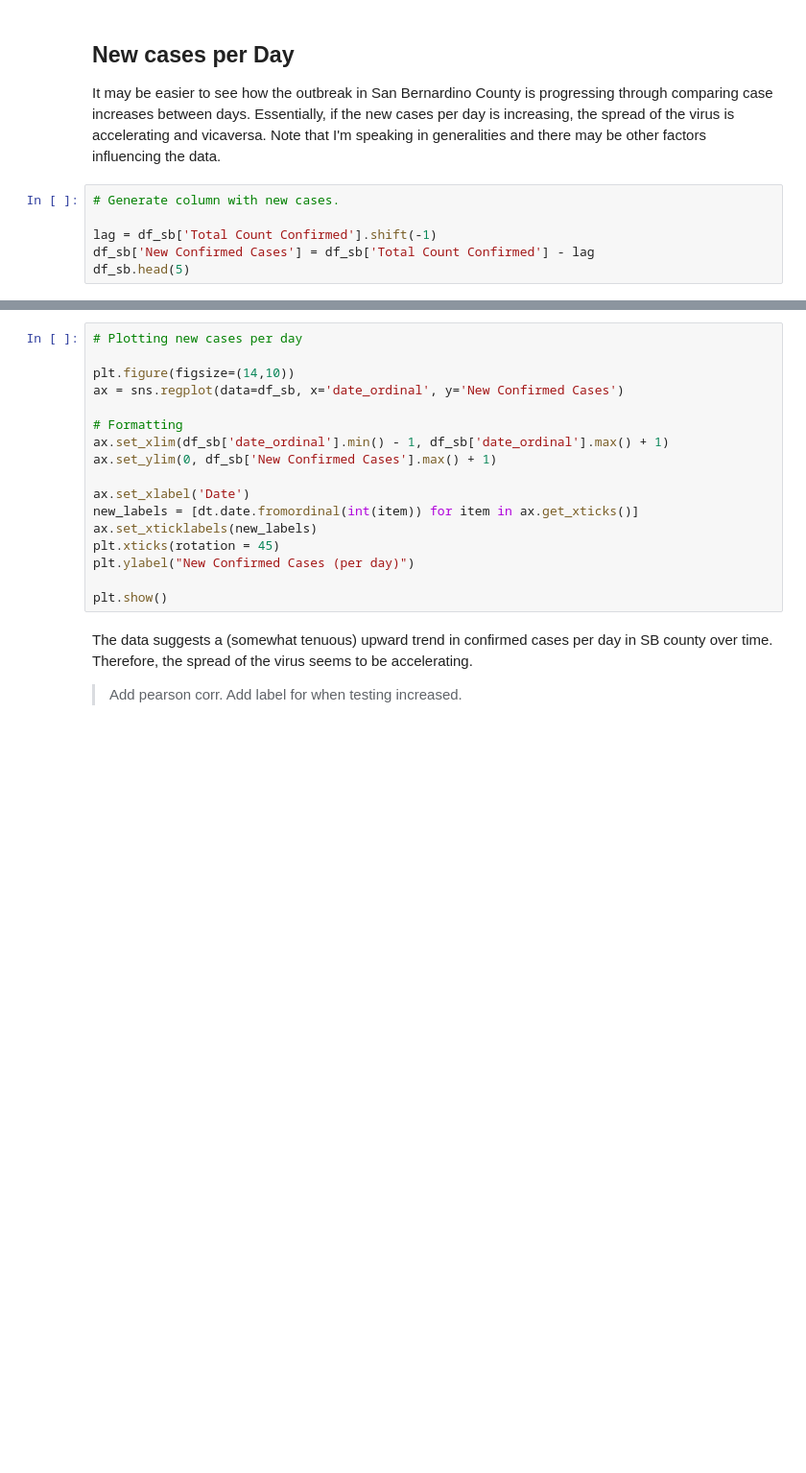
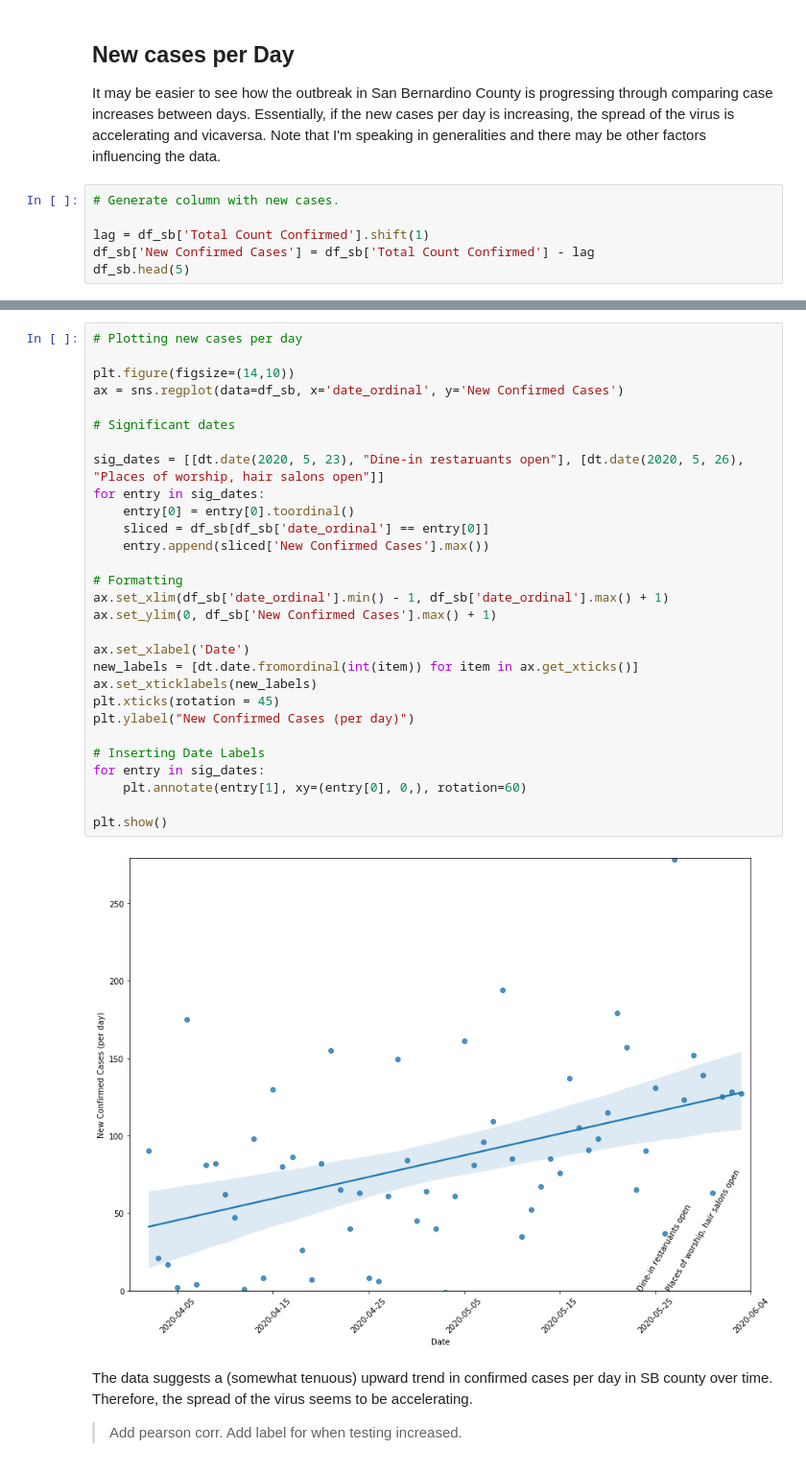
Before and after one commit to SarahEGood/covid19-SB, a Jupyter notebook: San_Bernardino_COVID-19_Data.ipynb, the cells around one changed output, grey strips where cells are left out. Shown at 96% size. Drawn from its saved outputs; the diff is of its cells as text; blank space fills up the shorter version.

Commit message:
feat: Added labels for events in new case graph.

```diff
--- a/San_Bernardino_COVID-19_Data.ipynb
+++ b/San_Bernardino_COVID-19_Data.ipynb
@@ -56,6 +73,6 @@ It may be easier to see how the outbreak in San Bernardino County is progressing
 # %%
 # Generate column with new cases.
 
-lag = df_sb['Total Count Confirmed'].shift(-1)
+lag = df_sb['Total Count Confirmed'].shift(1)
 df_sb['New Confirmed Cases'] = df_sb['Total Count Confirmed'] - lag
 df_sb.head(5)
@@ -62,20 +91,34 @@ df_sb.head(5)
 # %%
 # Plotting new cases per day
 
 plt.figure(figsize=(14,10))
 ax = sns.regplot(data=df_sb, x='date_ordinal', y='New Confirmed Cases')
+
+# Significant dates
+
+sig_dates = [[dt.date(2020, 5, 23), "Dine-in restaruants open"], [dt.date(2020, 5, 26), "Places of worship, hair salons open"]]
+for entry in sig_dates:
+    entry[0] = entry[0].toordinal()
+    sliced = df_sb[df_sb['date_ordinal'] == entry[0]]
+    entry.append(sliced['New Confirmed Cases'].max())
 
 # Formatting
 ax.set_xlim(df_sb['date_ordinal'].min() - 1, df_sb['date_ordinal'].max() + 1)
 ax.set_ylim(0, df_sb['New Confirmed Cases'].max() + 1)
 
 ax.set_xlabel('Date')
 new_labels = [dt.date.fromordinal(int(item)) for item in ax.get_xticks()]
 ax.set_xticklabels(new_labels)
 plt.xticks(rotation = 45)
 plt.ylabel("New Confirmed Cases (per day)")
 
+# Inserting Date Labels
+for entry in sig_dates:
+    plt.annotate(entry[1], xy=(entry[0], 0,), rotation=60)
+
 plt.show()
+# %% [output]
+[figure, added]
 # %% [markdown]
 The data suggests a (somewhat tenuous) upward trend in confirmed cases per day in SB county over time. Therefore, the spread of the virus seems to be accelerating.
 
```
Also changed, not shown: parts of 3 cells of this notebook.
